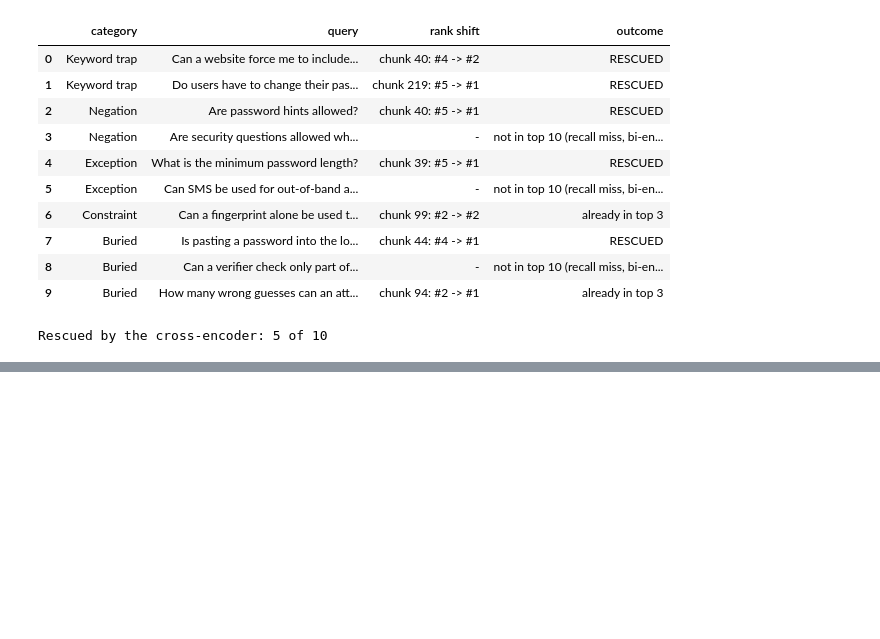
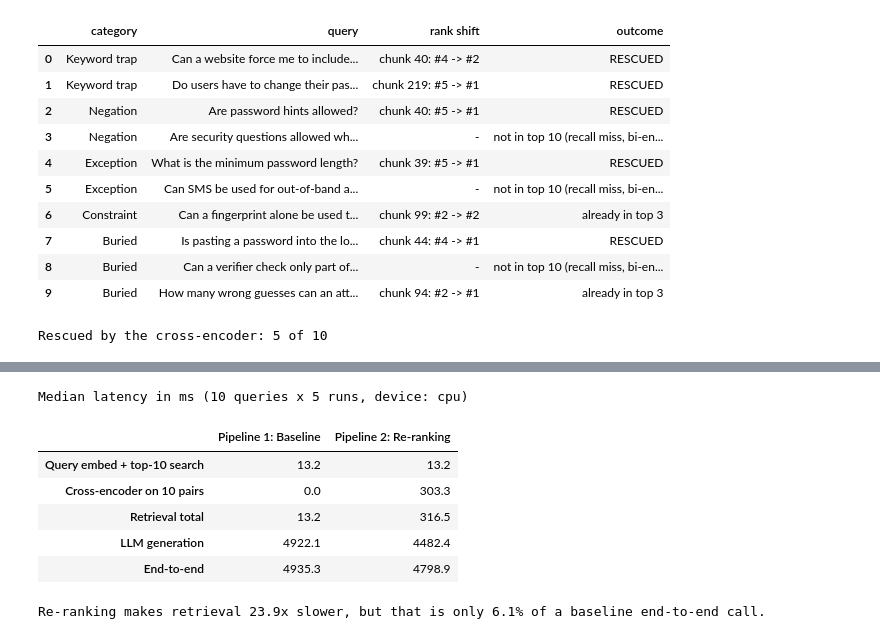
Before and after one commit to gargisaini/rag-baseline-vs-reranking, a Jupyter notebook: rag_baseline_vs_rerank.ipynb, the cells around one changed output, grey strips where cells are left out. Drawn from its saved outputs; the diff is of its cells as text; code cells hidden in the pictures; blank space fills up the shorter version.

Commit message:
Add latency profiling and full-corpus cross-encoder timing

```diff
--- a/rag_baseline_vs_rerank.ipynb
+++ b/rag_baseline_vs_rerank.ipynb
@@ -456,0 +463,36 @@ Rescued by the cross-encoder: 5 of 10
+# %%
+REPEATS = 5
+retrieve(QUERIES[0][1]); rerank(QUERIES[0][1], retrieve(QUERIES[0][1]))  # warm-up
+
+retrieve_ms, rerank_ms = [], []
+for _, query, _ in QUERIES:
+    for _ in range(REPEATS):
+        t0 = time.perf_counter(); cands = retrieve(query)
+        t1 = time.perf_counter(); rerank(query, cands)
+        t2 = time.perf_counter()
+        retrieve_ms.append((t1 - t0) * 1000)
+        rerank_ms.append((t2 - t1) * 1000)
+
+med = statistics.median
+llm1_ms = med([r["timings"]["llm1"] * 1000 for r in results])  # Answer 1 calls
+llm2_ms = med([r["timings"]["llm2"] * 1000 for r in results])  # Answer 2 calls
+latency = pd.DataFrame({
+    "Pipeline 1: Baseline": [med(retrieve_ms), 0.0, med(retrieve_ms), llm1_ms, med(retrieve_ms) + llm1_ms],
+    "Pipeline 2: Re-ranking": [med(retrieve_ms), med(rerank_ms), med(retrieve_ms) + med(rerank_ms), llm2_ms,
+                               med(retrieve_ms) + med(rerank_ms) + llm2_ms],
+}, index=["Query embed + top-10 search", "Cross-encoder on 10 pairs", "Retrieval total",
+          "LLM generation", "End-to-end"]).round(1)
+print(f"Median latency in ms ({len(QUERIES)} queries x {REPEATS} runs, device: "
+      f"{'cuda' if torch.cuda.is_available() else 'cpu'})")
+display(latency)
+print(f"Re-ranking makes retrieval {med(rerank_ms) / med(retrieve_ms) + 1:.1f}x slower, "
+      f"but that is only {med(rerank_ms) / (med(retrieve_ms) + llm1_ms) * 100:.1f}% of a baseline end-to-end call.")
+# %% [output]
+Median latency in ms (10 queries x 5 runs, device: cpu)
+|  | Pipeline 1: Baseline | Pipeline 2: Re-ranking |
+| Query embed + top-10 search | 13.2 | 13.2 |
+| Cross-encoder on 10 pairs | 0.0 | 303.3 |
+| Retrieval total | 13.2 | 316.5 |
+| LLM generation | 4922.1 | 4482.4 |
+| End-to-end | 4935.3 | 4798.9 |
+Re-ranking makes retrieval 23.9x slower, but that is only 6.1% of a baseline end-to-end call.
```
Also changed, not shown: parts of 4 cells of this notebook.
